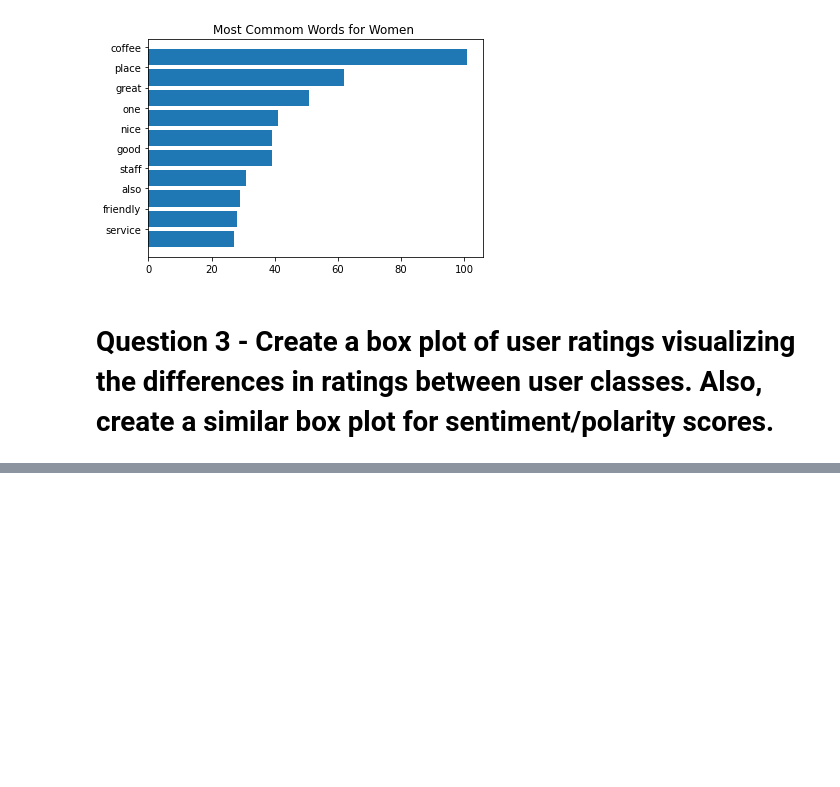
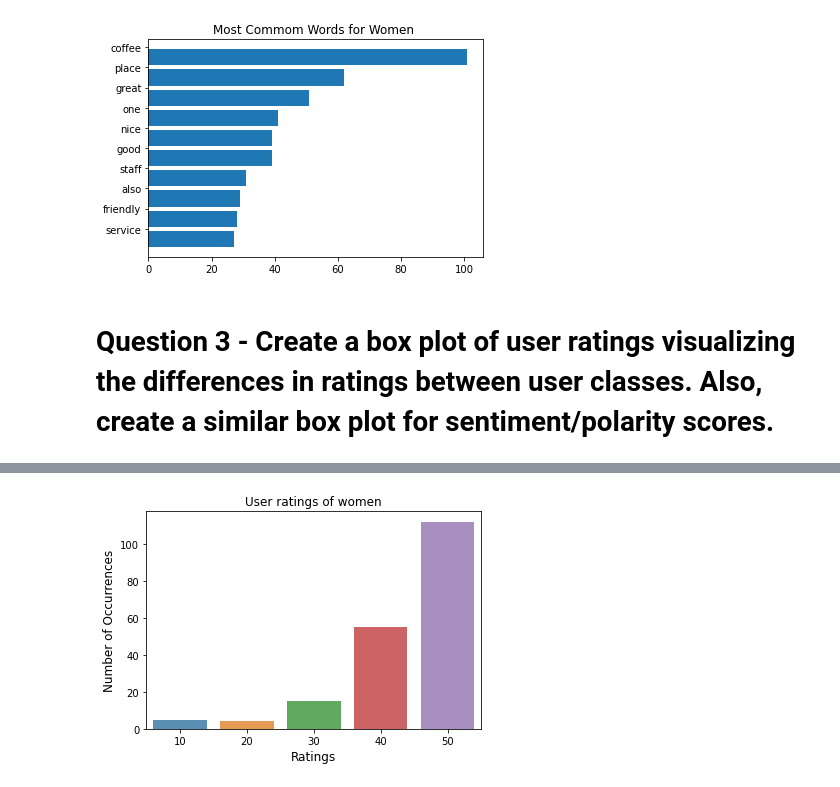
Before and after one commit to MnAppsNet/Web-Scraping-Tutorial, a Jupyter notebook: User_Profiling.ipynb, the cells around one changed output, grey strips where cells are left out. Drawn from its saved outputs; the diff is of its cells as text; code cells hidden in the pictures; blank space fills up the shorter version.

```diff
--- a/User_Profiling.ipynb
+++ b/User_Profiling.ipynb
@@ -444,0 +446,11 @@ woman_df['review_rating'].value_counts().plot(kind='barh')
+# %%
+# User ratings for women
+woman2 = woman_df['review_rating'].value_counts()
+
+sns.barplot(woman2.index, woman2.values, alpha=0.8)
+plt.title('User ratings of women')
+plt.ylabel('Number of Occurrences', fontsize=12)
+plt.xlabel('Ratings', fontsize=12)
+plt.show()
+# %% [output]
+[figure, added]
```
Also changed, not shown: parts of 6 cells of this notebook.
